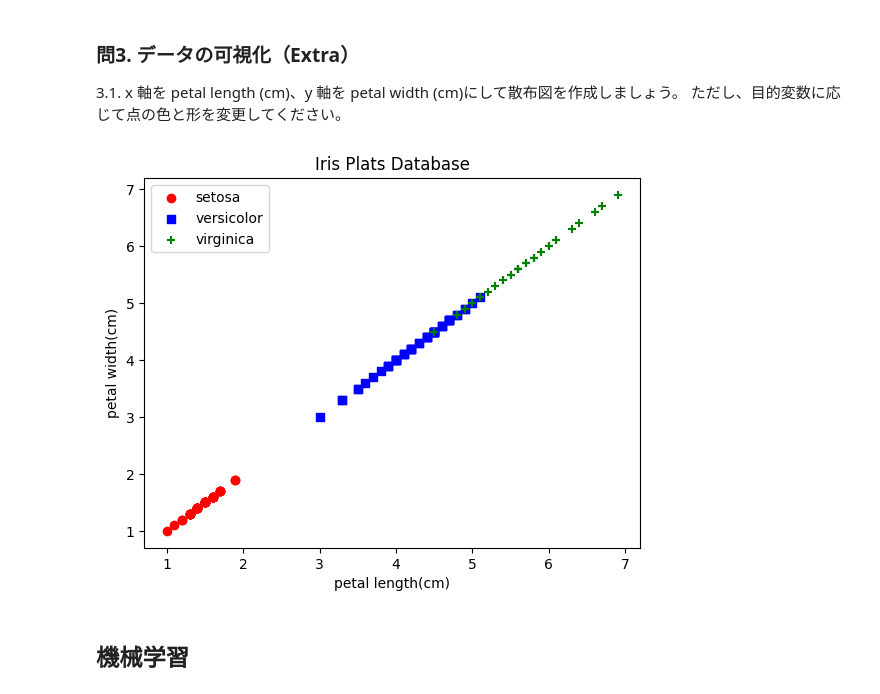
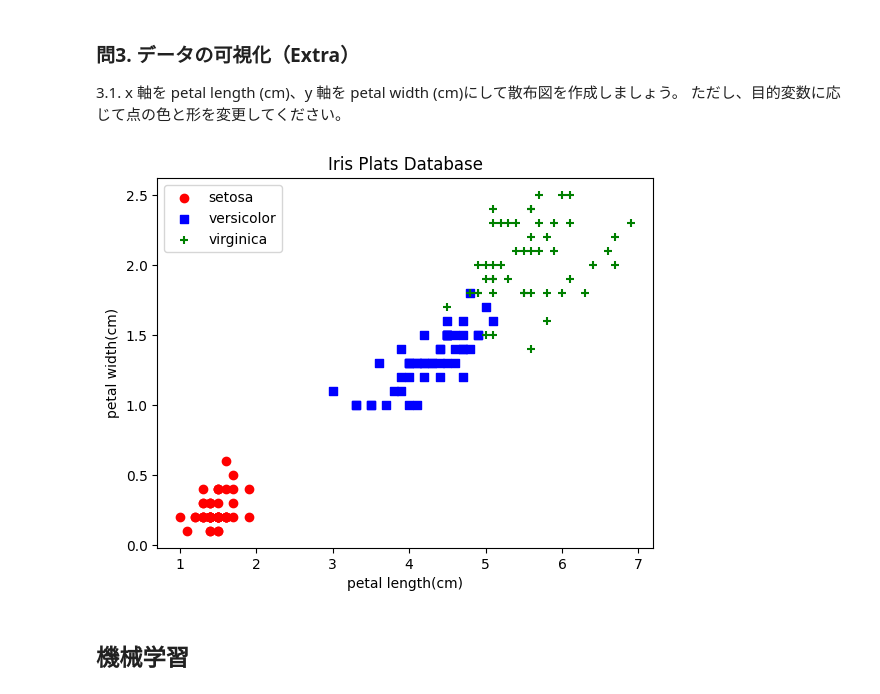
Before and after one commit to kyouya-2005/BasicPython, a Jupyter notebook: sklearn_quiz.ipynb, the cells around one changed output. Saved outputs shown, nothing was run; the diff lists cells and outputs as text; code cells hidden in the pictures.

```diff
--- a/sklearn_quiz.ipynb
+++ b/sklearn_quiz.ipynb
@@ -109,20 +101,20 @@ shuffled_data.head(10)
 # %%
 import matplotlib.pyplot as plt
 import numpy as np
 df_joined = df_data.join(df_target)
 df_red = df_joined[df_joined["target"] == 0]
 df_blue = df_joined[df_joined["target"] == 1]
 df_green = df_joined[df_joined["target"] == 2]
-plt.scatter(df_red["petal length (cm)"], df_red["petal length (cm)"], c="red", marker='o', label="setosa")
-plt.scatter(df_blue["petal length (cm)"], df_blue["petal length (cm)"], c="blue", marker='s',  label="versicolor")
-plt.scatter(df_green["petal length (cm)"], df_green["petal length (cm)"], c="green", marker='+', label="virginica")
+plt.scatter(df_red["petal length (cm)"], df_red["petal width (cm)"], c="red", marker='o', label="setosa")
+plt.scatter(df_blue["petal length (cm)"], df_blue["petal width (cm)"], c="blue", marker='s',  label="versicolor")
+plt.scatter(df_green["petal length (cm)"], df_green["petal width (cm)"], c="green", marker='+', label="virginica")
 plt.title("Iris Plats Database")
 plt.xlabel("petal length(cm)")
 plt.ylabel("petal width(cm)")
 plt.legend()
 plt.show()
 # %% [output]
-[figure, old version]
+[figure, new version]
 # %% [markdown]
 ## 機械学習
 # %% [markdown]
```
Also changed, not shown: parts of 3 cells of this notebook.
